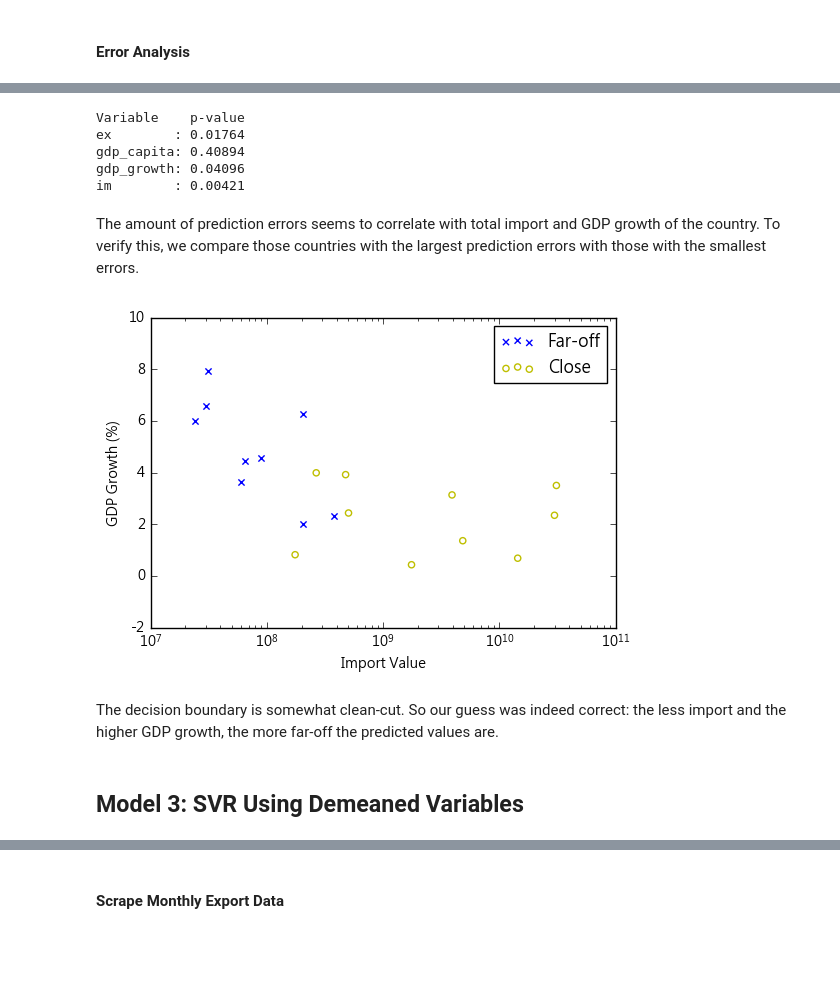
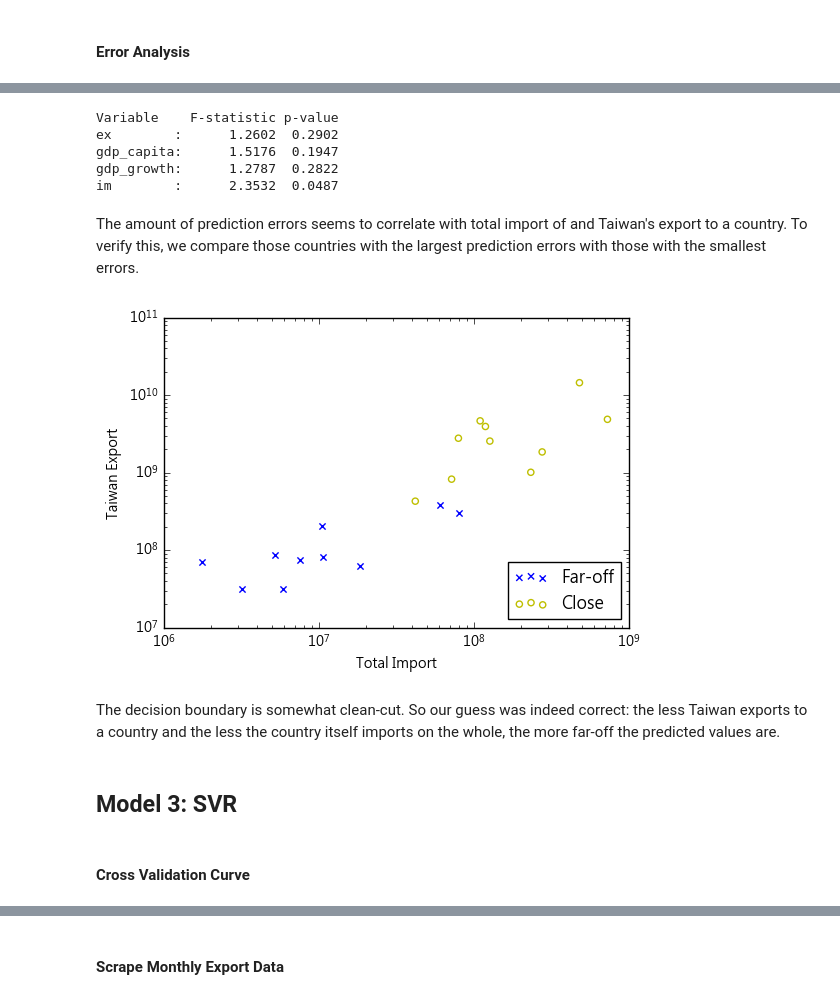
Before and after one commit to lincht/TradeModel, a Jupyter notebook: model/growth_pred.ipynb, the cells around one changed output, grey strips where cells are left out. Saved outputs shown, nothing was run; the diff lists cells and outputs as text; code cells hidden in the pictures; blank space fills up the shorter version.

```diff
--- a/model/growth_pred.ipynb
+++ b/model/growth_pred.ipynb
@@ -83,6 +83,30 @@ class GroupMeanNormalizer(object):
         merged = data.merge(self.means, left_on=self.groupby, right_index=True, suffixes=['__x', '__y'])
         inversed = merged.groupby(merged.columns.str.split('__').str[0], axis=1).sum()
         return inversed
+# %%
+from sklearn.preprocessing import StandardScaler
+
+class StandardScaler_(StandardScaler):
+    """Modified StandardScaler that allows categorical input and returns DataFrame."""
+
+    def fit(self, X, categorical):
+        self.categorical = categorical
+        self.index_name = X.index.name
+        super(StandardScaler_, self).fit(X.drop(self.categorical, axis=1))
+
+    def transform(self, X):
+        standardized = super(StandardScaler_, self).transform(X.drop(self.categorical, axis=1))
+        standardized = pd.concat([X[[self.categorical]].reset_index(),
+                                  pd.DataFrame(standardized)], axis=1).set_index(self.index_name)
+        standardized.columns = X.columns
+        return standardized
+
+    def inverse_transform(self, X):
+        inversed = super(StandardScaler_, self).inverse_transform(X.drop(self.categorical, axis=1))
+        inversed = pd.concat([X[[self.categorical]].reset_index(),
+                              pd.DataFrame(inversed)], axis=1).set_index(self.index_name)
+        inversed.columns = X.columns
+        return inversed
 # %%
 def compute_g_pred(y_pred, y_actual, g_actual):
     """Compute predicted % growth using predicted log(y), actual log(y), and actual % growth.
@@ -577,34 +634,36 @@ def oneway_anova(variable):
     gps = []
     for g in range(6):
         gps.append(anova_dt.loc[anova_dt['group'] == g+1, variable].values)
-    return f_oneway(*gps)[1]
+    return f_oneway(*gps)
 
 variables = sorted(anova_dt.columns.drop(['ae', 'group']))
-print('{:10}  {:}'.format('Variable', 'p-value'))
+print('{:10}  {:11} {:7}'.format('Variable', 'F-statistic', 'p-value'))
 for x in zip(variables, map(oneway_anova, variables)):
-    print('{:10}: {:.5f}'.format(x[0], x[1]))
+    print('{:10}: {:11.4f} {:7.4f}'.format(x[0], x[1][0], x[1][1]))
 # %% [output]
-Variable    p-value
-ex        : 0.01764
-gdp_capita: 0.40894
-gdp_growth: 0.04096
-im        : 0.00421
+Variable    F-statistic p-value
+ex        :      1.2602  0.2902
+gdp_capita:      1.5176  0.1947
+gdp_growth:      1.2787  0.2822
+im        :      2.3532  0.0487
 # %% [markdown]
-The amount of prediction errors seems to correlate with total import and GDP growth of the country. To verify this, we compare those countries with the largest prediction errors with those with the smallest errors.
+The amount of prediction errors seems to correlate with total import of and Taiwan's export to a country. To verify this, we compare those countries with the largest prediction errors with those with the smallest errors.
 # %%
-anova_dt_faroff = anova_dt.loc[anova_dt.index.isin(faroff.index), ['ex', 'gdp_growth']]
-anova_dt_closest = anova_dt.loc[anova_dt.index.isin(closest.index), ['ex', 'gdp_growth']]
-plt.scatter(anova_dt_faroff['ex'], anova_dt_faroff['gdp_growth'], c='b', marker='x')
-plt.scatter(anova_dt_closest['ex'], anova_dt_closest['gdp_growth'], facecolors='none', edgecolors='y')
+anova_dt_faroff = anova_dt.loc[anova_dt.index.isin(faroff.index), ['ex', 'im']]
+anova_dt_closest = anova_dt.loc[anova_dt.index.isin(closest.index), ['ex', 'im']]
+plt.scatter(anova_dt_faroff['im'], anova_dt_faroff['ex'], c='b', marker='x')
+plt.scatter(anova_dt_closest['im'], anova_dt_closest['ex'], facecolors='none', edgecolors='y')
 plt.xscale('log')
-plt.axis([1e7, 1e11, -2, 10])
-plt.xlabel('Import Value')
-plt.ylabel('GDP Growth (%)')
-plt.legend(['Far-off', 'Close'])
+plt.yscale('log')
+plt.xlabel('Total Import')
+plt.ylabel('Taiwan Export')
+plt.legend(['Far-off', 'Close'], loc='lower right')
 plt.show()
 # %% [output]
-[figure, old version]
+[figure, new version]
 # %% [markdown]
-The decision boundary is somewhat clean-cut. So our guess was indeed correct: the less import and the higher GDP growth, the more far-off the predicted values are.
+The decision boundary is somewhat clean-cut. So our guess was indeed correct: the less Taiwan exports to a country and the less the country itself imports on the whole, the more far-off the predicted values are.
 # %% [markdown]
-## Model 3: SVR Using Demeaned Variables
+## Model 3: SVR
+# %% [markdown]
+#### Cross Validation Curve
```
Also changed, not shown: parts of 20 cells of this notebook.
